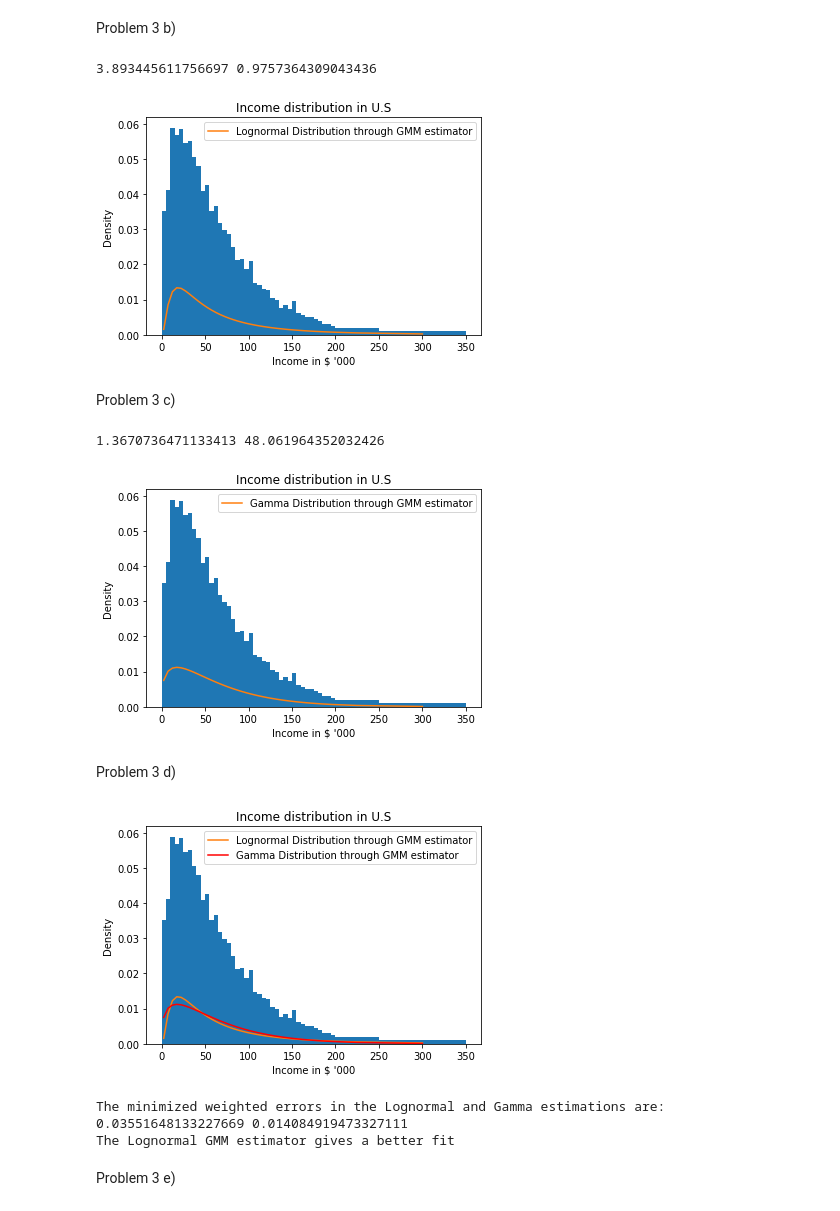
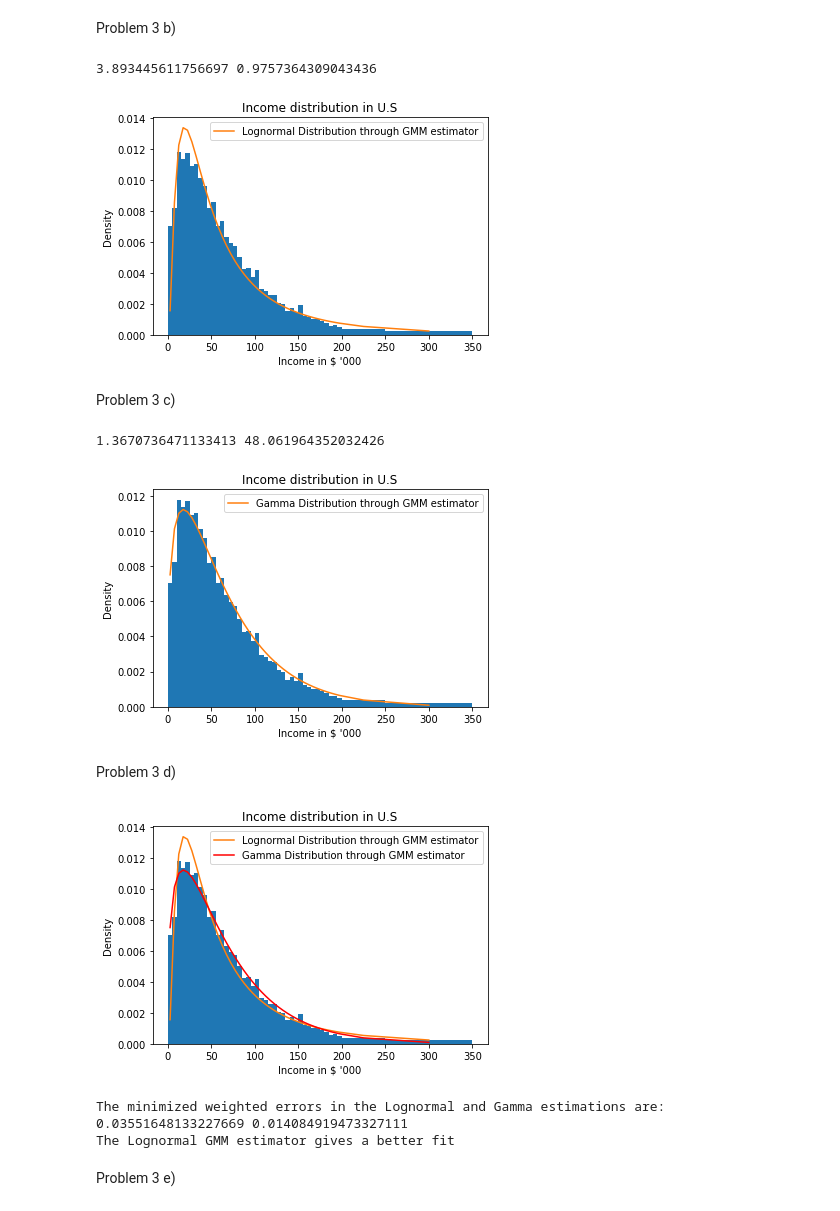
Before and after one commit to keshavchoudhary87/BootCamp2018, a Jupyter notebook: ProbSets/Econ/ProbSet5/ProbSet5.ipynb, the cells around one changed output. Cells and saved outputs as stored; diff of their text form; code cells hidden in the pictures.

```diff
--- a/ProbSets/Econ/ProbSet5/ProbSet5.ipynb
+++ b/ProbSets/Econ/ProbSet5/ProbSet5.ipynb
@@ -453,7 +453,7 @@ weights[40] = (weights[40])/10
 weights[41] = (weights[41])/20
 
 bins = np.append(np.linspace(0,200,41), [250,350])
-plt.hist(data.Midpoint, bins = bins, weights=weights)
+plt.hist(data.Midpoint, bins = bins, weights=weights/5)
 plt.xlabel("Income in $ '000")
 plt.ylabel("Density")
 plt.title("Income distribution in U.S")
@@ -464,7 +464,7 @@ plt.legend()
 plt.show()
 # %% [output]
 3.893445611756697 0.9757364309043436
-[figure, old version]
+[figure, new version]
 # %% [markdown]
 Problem 3 c)
 # %%
@@ -518,7 +518,7 @@ weights[40] = (weights[40])/10
 weights[41] = (weights[41])/20
 
 bins = np.append(np.linspace(0,200,41), [250,350])
-plt.hist(data.Midpoint, bins = bins, weights=weights)
+plt.hist(data.Midpoint, bins = bins, weights=weights/5)
 plt.xlabel("Income in $ '000")
 plt.ylabel("Density")
 plt.title("Income distribution in U.S")
@@ -529,36 +529,36 @@ plt.legend()
 plt.show()
 # %% [output]
 1.3670736471133413 48.061964352032426
-[figure, old version]
+[figure, new version]
 # %% [markdown]
 Problem 3 d)
 # %%
 percent = np.ravel(np.array(data.Percent))
 midpoint = np.ravel(np.array(data.Midpoint))
 
 weights = np.copy(data.Percent)
 weights[40] = (weights[40])/10
 weights[41] = (weights[41])/20
 
 bins = np.append(np.linspace(0,200,41), [250,350])
-plt.hist(data.Midpoint, bins = bins, weights=weights)
+plt.hist(data.Midpoint, bins = bins, weights=weights/5)
 plt.xlabel("Income in $ '000")
 plt.ylabel("Density")
 plt.title("Income distribution in U.S")
 
 y_dom1 = pdf_lognormal(midpoint, mu_GMM, sigma_GMM)
 plt.plot(midpoint, y_dom1, label="Lognormal Distribution through GMM estimator")
 plt.legend()
 
 y_dom2= pdf_gamma(midpoint, alpha_GMM, beta_GMM)
 plt.plot(midpoint, y_dom2,'r', label="Gamma Distribution through GMM estimator")
 plt.legend()
 plt.show()
 
 print('The minimized weighted errors in the Lognormal and Gamma estimations are: ', crit_GMM1, crit_GMM_gamma)
 print('The Lognormal GMM estimator gives a better fit')
 # %% [output]
-[figure, old version]
+[figure, new version]
 The minimized weighted errors in the Lognormal and Gamma estimations are:  0.03551648133227669 0.014084919473327111
 The Lognormal GMM estimator gives a better fit
 # %% [markdown]
```
Also changed, not shown: parts of 4 cells of this notebook.
